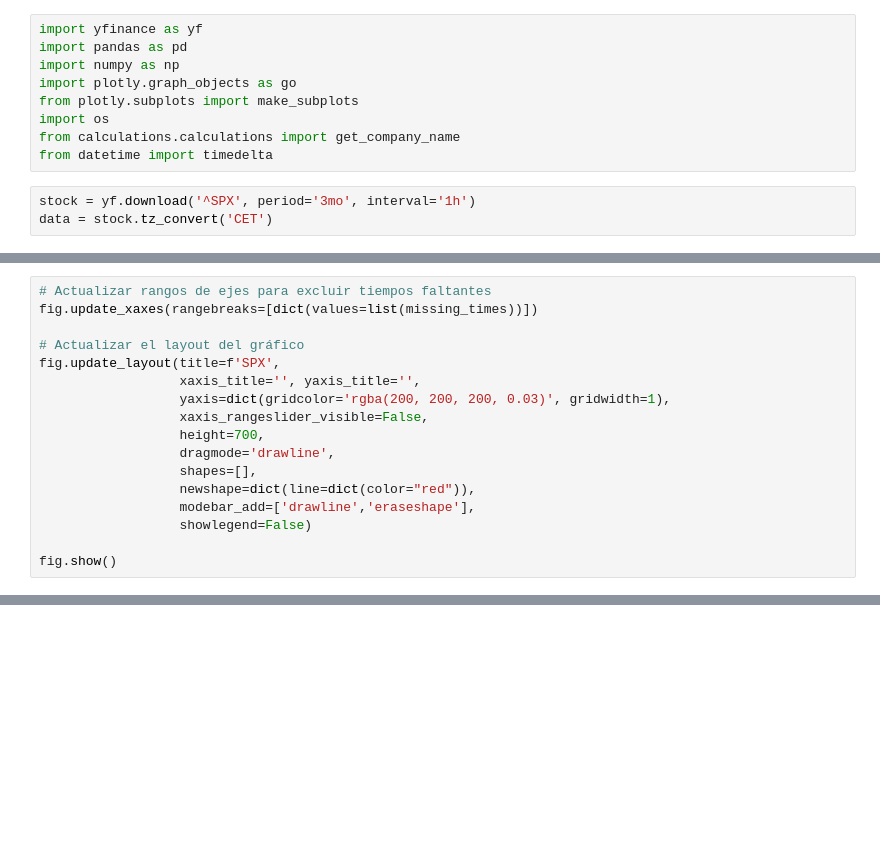
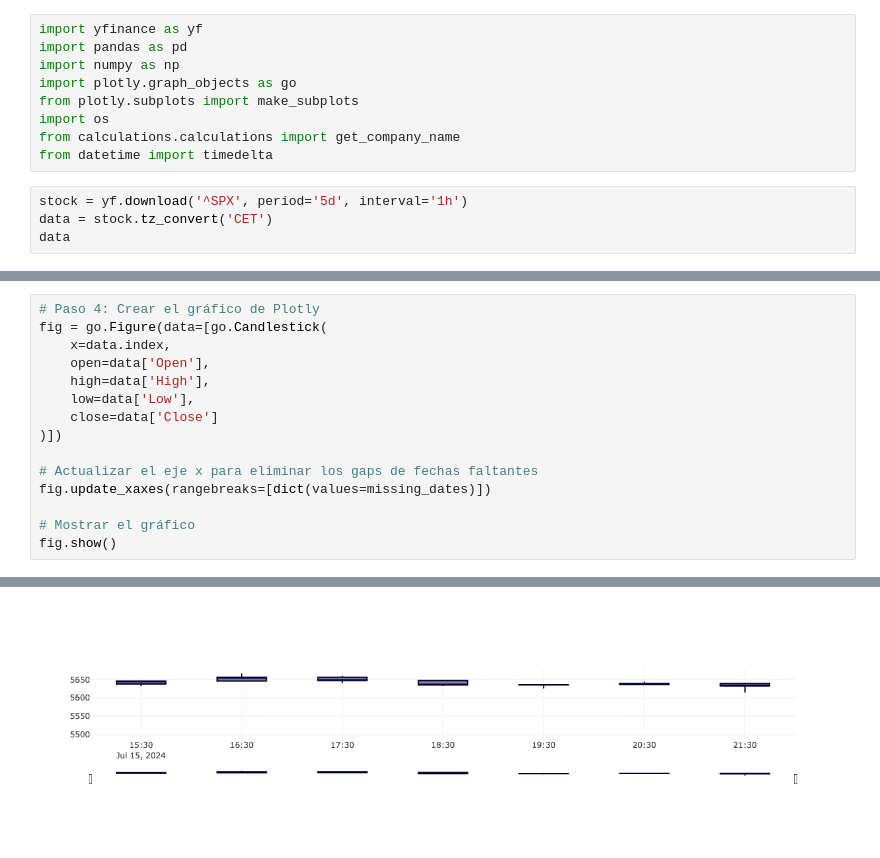
Before and after one commit to f1se4/investor, a Jupyter notebook: Tests.ipynb, the cells around one changed output, grey strips where cells are left out. Cells and saved outputs as stored; diff of their text form; blank space fills up the shorter version.

```diff
--- a/Tests.ipynb
+++ b/Tests.ipynb
@@ -8,7 +8,8 @@ import os
 from calculations.calculations import get_company_name
 from datetime import timedelta
 # %%
-stock = yf.download('^SPX', period='3mo', interval='1h')
+stock = yf.download('^SPX', period='5d', interval='1h')
 data = stock.tz_convert('CET')
+data
 # %% [output]
 [*********************100%%**********************]  1 of 1 completed
@@ -82,17 +62,16 @@ trading_hours
 # %%
-# Actualizar rangos de ejes para excluir tiempos faltantes
-fig.update_xaxes(rangebreaks=[dict(values=list(missing_times))])
+# Paso 4: Crear el gráfico de Plotly
+fig = go.Figure(data=[go.Candlestick(
+    x=data.index,
+    open=data['Open'],
+    high=data['High'],
+    low=data['Low'],
+    close=data['Close']
+)])
 
-# Actualizar el layout del gráfico
-fig.update_layout(title=f'SPX',
-                  xaxis_title='', yaxis_title='',
-                  yaxis=dict(gridcolor='rgba(200, 200, 200, 0.03)', gridwidth=1),
-                  xaxis_rangeslider_visible=False,
-                  height=700,
-                  dragmode='drawline',
-                  shapes=[],
-                  newshape=dict(line=dict(color="red")),
-                  modebar_add=['drawline','eraseshape'],
-                  showlegend=False)
+# Actualizar el eje x para eliminar los gaps de fechas faltantes
+fig.update_xaxes(rangebreaks=[dict(values=missing_dates)])
 
+# Mostrar el gráfico
 fig.show()
+# %% [output]
@@ -98,0 +79 @@ fig.show()
+[figure, added]
```
Also changed, not shown: parts of 4 cells of this notebook.
